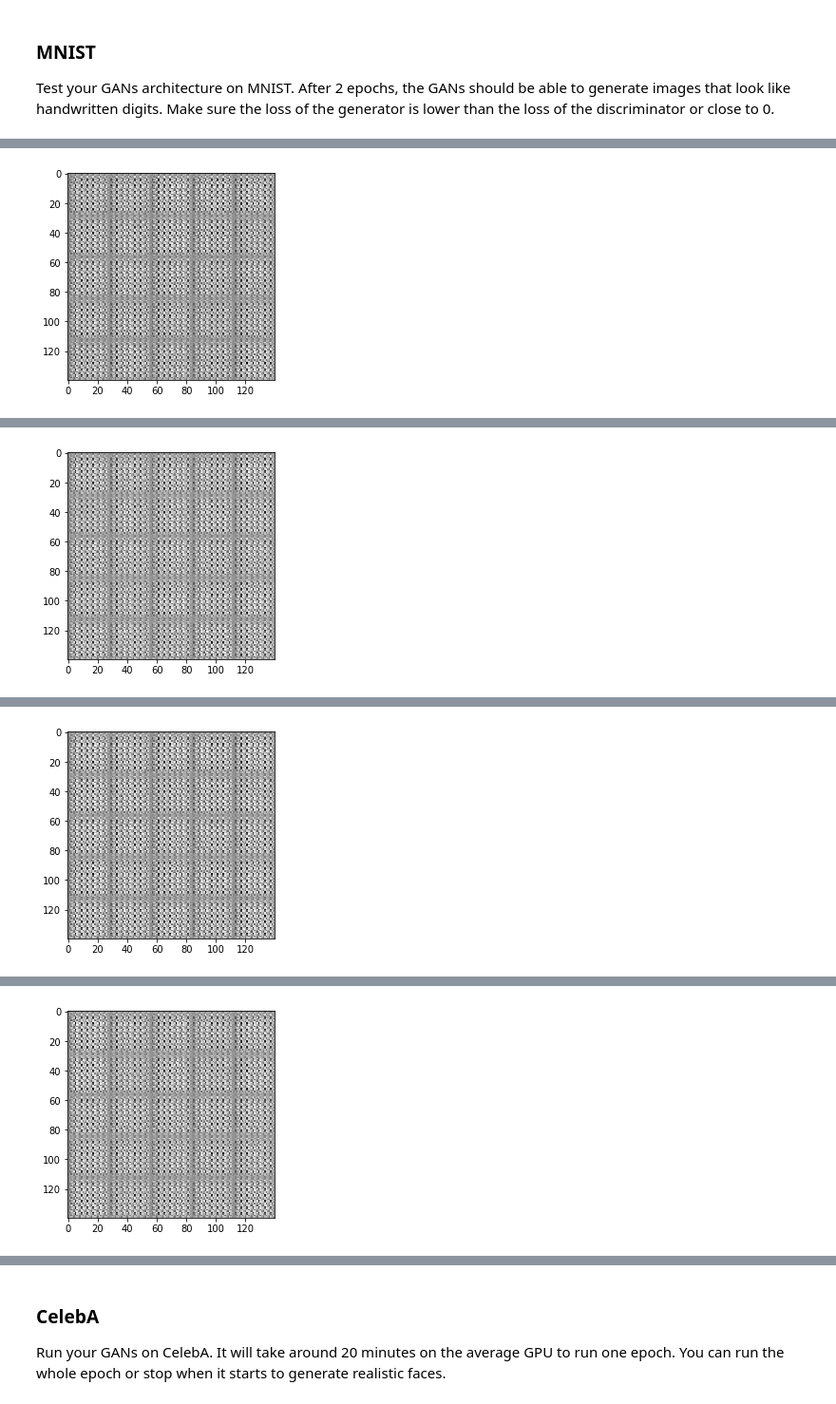
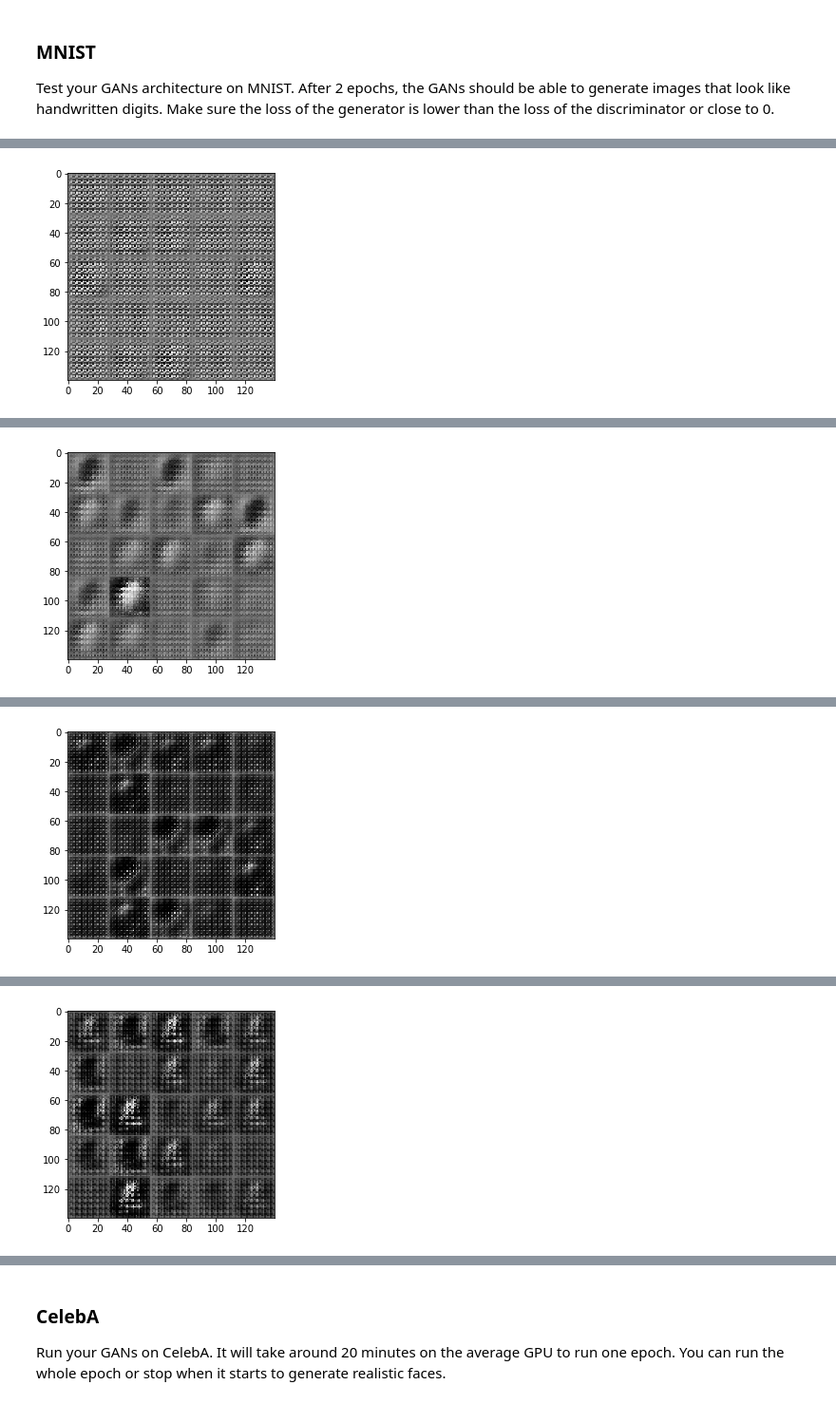
Before and after one commit to arghasarkar/DeepLearningFoundations-Udacity, a Jupyter notebook: face_generation/dlnd_face_generation.ipynb, the cells around one changed output, grey strips where cells are left out. Shown at 95% size. Cells and saved outputs as stored; diff of their text form; code cells hidden in the pictures.

```diff
--- a/face_generation/dlnd_face_generation.ipynb
+++ b/face_generation/dlnd_face_generation.ipynb
@@ -196,7 +196,7 @@ def discriminator(images, reuse=False):
         features = tf.reshape(relu3, [-1, 4 * 4 * 256])
 
         # Set class_logits to be the inputs to a softmax distribution over the different classes
-        class_logits = tf.layers.dense(features, 1)
+        class_logits = tf.layers.dense(features, 1, activation=None)
 
         # Sigmoid and not softmax. Sigmoid because only 2 classes.
         out = tf.nn.sigmoid(class_logits)
@@ -236,7 +236,7 @@ def generator(z, out_channel_dim, is_train=True):
 
     with tf.variable_scope("generator", reuse=reuse):
         # fully connected layer
-        fc = tf.layers.dense(z, 7 * 7 * n_units * 16)
+        fc = tf.layers.dense(z, 7 * 7 * n_units * 16, activation=None)
 
         # conv1
         x1 = tf.reshape(fc, [-1, 7 , 7 , n_units * 16])
@@ -436,13 +423,13 @@ def train(epoch_count, batch_size, z_dim, learning_rate, beta1, get_batches, dat
     """
     # TODO: Build Model
     #saver = tf.train.Saver()
-    sample_z = np.random.normal(-1, 1, size=(batch_size, z_dim))
+    sample_z = np.random.normal(-0.2, 0.2, size=(batch_size, z_dim))
 
     samples, train_accuracies, test_accuracies = [], [], []
     steps = 0
 
     print_every = 10
-    show_every = 100
+    show_every = 40
     images_to_show = 25
 
     print(data_shape)
@@ -478,7 +465,7 @@ def train(epoch_count, batch_size, z_dim, learning_rate, beta1, get_batches, dat
                 steps += 1
 
                 # Sample random noise for G
-                batch_z = np.random.uniform(-1, 1, size=(batch_size, z_dim))
+                batch_z = np.random.normal(-0.2, 0.2, size=(batch_size, z_dim))
 
                 # Run the optimizer for discriminator
                 _ = sess.run(
@@ -529,7 +516,7 @@ def train(epoch_count, batch_size, z_dim, learning_rate, beta1, get_batches, dat
 ### MNIST
 Test your GANs architecture on MNIST.  After 2 epochs, the GANs should be able to generate images that look like handwritten digits.  Make sure the loss of the generator is lower than the loss of the discriminator or close to 0.
 # %%
-batch_size = 64
+batch_size = 256
 z_dim = 110
 learning_rate = 0.0004
 beta1 = 0.5
@@ -538,7 +525,7 @@ beta1 = 0.5
 """
 DON'T MODIFY ANYTHING IN THIS CELL THAT IS BELOW THIS LINE
 """
-epochs = 2
+epochs = 20
 
 mnist_dataset = helper.Dataset('mnist', glob(os.path.join(data_dir, 'mnist/*.jpg')))
 with tf.Graph().as_default():
@@ -576,3 +560,3 @@ Epoch 1/2... Discriminator Loss: 0.0000... Generator Loss: 0.0000
 X2: (?, 14, 14, 448)
 Logits: (?, 28, 28, 1)
-[figure, old version]
+[figure, new version]
@@ -589,3 +568,3 @@ Epoch 1/2... Discriminator Loss: 0.0000... Generator Loss: 0.0000
 X2: (?, 14, 14, 448)
 Logits: (?, 28, 28, 1)
-[figure, old version]
+[figure, new version]
@@ -602,3 +576,3 @@ Epoch 1/2... Discriminator Loss: 0.0000... Generator Loss: 0.0000
 X2: (?, 14, 14, 448)
 Logits: (?, 28, 28, 1)
-[figure, old version]
+[figure, new version]
@@ -615,3 +584,3 @@ Epoch 1/2... Discriminator Loss: 0.0000... Generator Loss: 0.0000
 X2: (?, 14, 14, 448)
 Logits: (?, 28, 28, 1)
-[figure, old version]
+[figure, new version]
```
Also changed, not shown: parts of 4 cells of this notebook.
